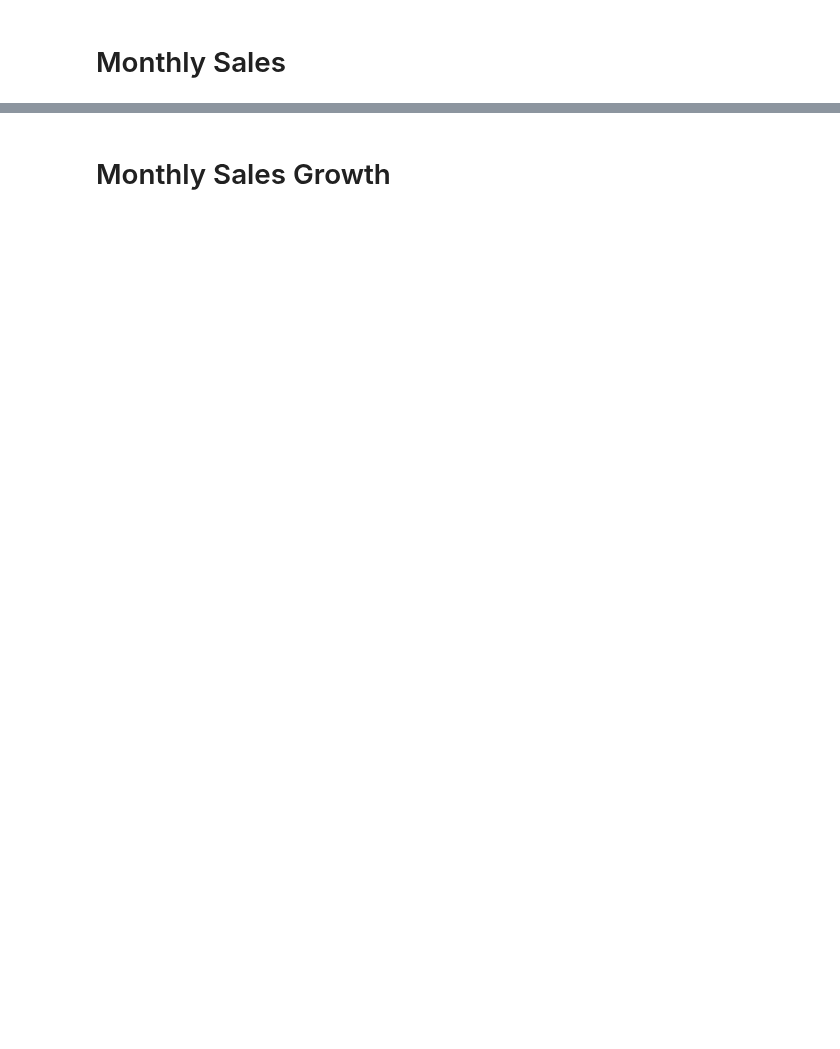
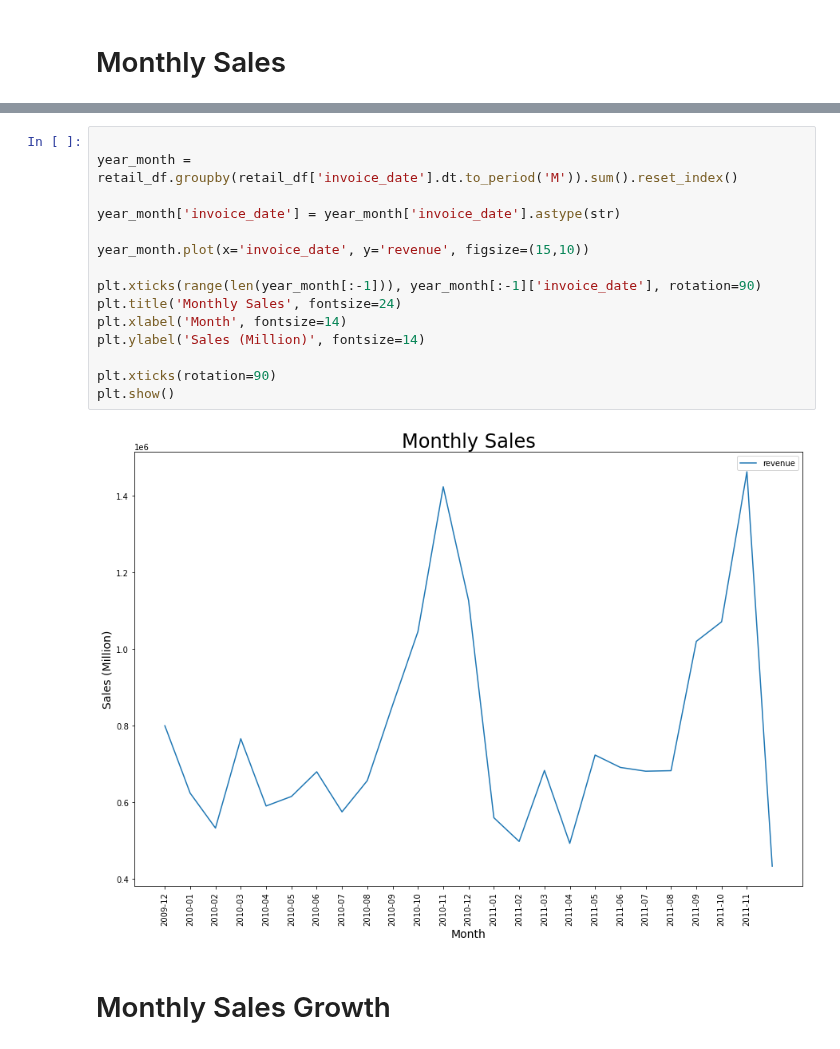
Before and after one commit to jarviscanada/jarvis_data_eng_FredeEmnetu, a Jupyter notebook: python_data_analytics/python_data_wrangling/retail_data_analytics_wrangling.ipynb, the cells around one changed output, grey strips where cells are left out. Drawn from its saved outputs; the diff is of its cells as text; blank space fills up the shorter version.

```diff
--- a/python_data_analytics/python_data_wrangling/retail_data_analytics_wrangling.ipynb
+++ b/python_data_analytics/python_data_wrangling/retail_data_analytics_wrangling.ipynb
@@ -116,2 +245,19 @@ retail_df.head()
+# %%
+
+year_month = retail_df.groupby(retail_df['invoice_date'].dt.to_period('M')).sum().reset_index()
+
+year_month['invoice_date'] = year_month['invoice_date'].astype(str)
+
+year_month.plot(x='invoice_date', y='revenue', figsize=(15,10))
+
+plt.xticks(range(len(year_month[:-1])), year_month[:-1]['invoice_date'], rotation=90)
+plt.title('Monthly Sales', fontsize=24)
+plt.xlabel('Month', fontsize=14)
+plt.ylabel('Sales (Million)', fontsize=14)
+
+plt.xticks(rotation=90)
+plt.show()
+# %% [output]
+[figure, added]
 # %% [markdown]
 # Monthly Sales Growth
```
Also changed, not shown: parts of 22 cells of this notebook, 1 other file.
